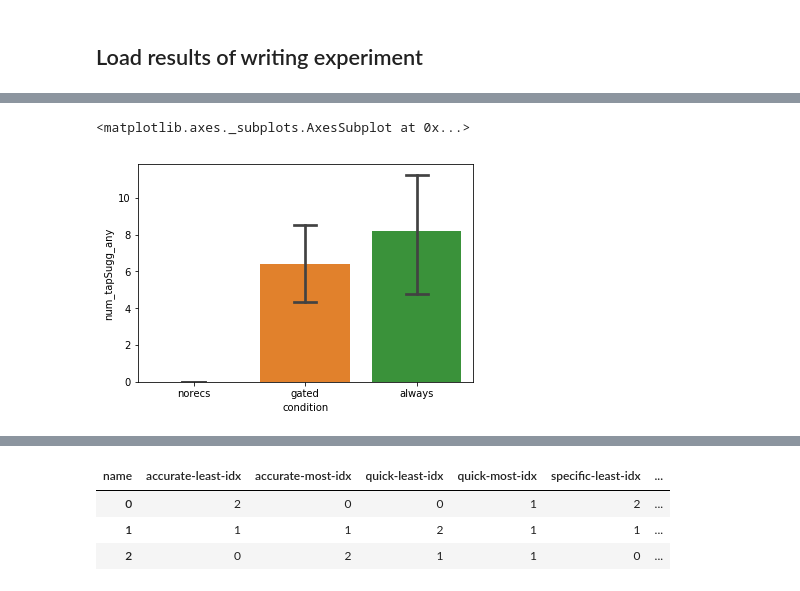
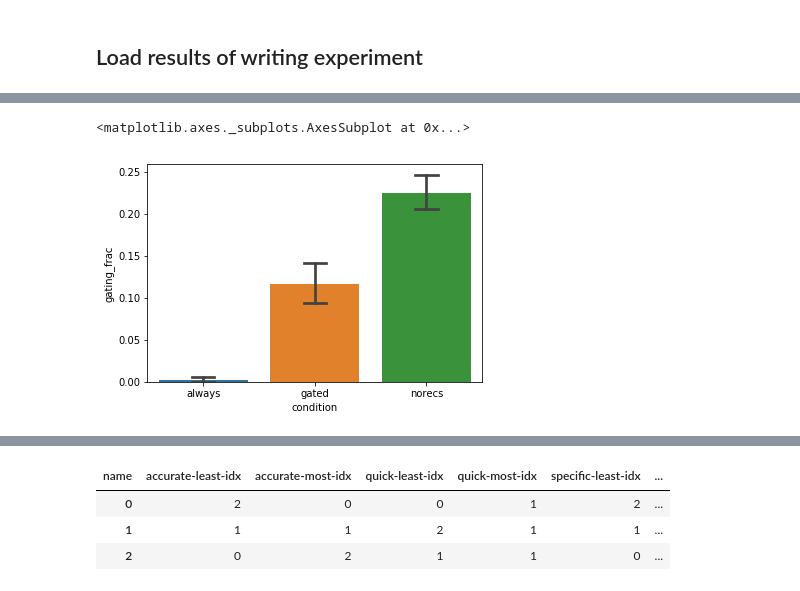
Before and after one commit to kcarnold/textrec, a Jupyter notebook: notebooks/Analyze Gating.ipynb, the cells around one changed output, grey strips where cells are left out. Drawn from its saved outputs; the diff is of its cells as text; code cells hidden in the pictures.

Commit message:
inc gating analysis

```diff
--- a/notebooks/Analyze Gating.ipynb
+++ b/notebooks/Analyze Gating.ipynb
@@ -167,5 +194,8 @@ sns.barplot(x='condition', y='num_tapBackspace', data=trial_level, capsize=.2)
+# %%
+trial_level['num_recs_full'] = trial_level.num_recs_full_gated + trial_level.num_recs_full_seen
+trial_level['gating_frac'] = trial_level['num_recs_full_gated'] / trial_level['num_recs_full']
 # %%
-sns.barplot(x='condition', y='num_tapSugg_any', data=trial_level, capsize=.2)
+sns.barplot(x='condition', y='gating_frac', data=trial_level, capsize=.2)
 # %% [output]
 <matplotlib.axes._subplots.AxesSubplot at 0x...>
-[figure, old version]
+[figure, new version]
```
Also changed, not shown: parts of 24 cells of this notebook.
